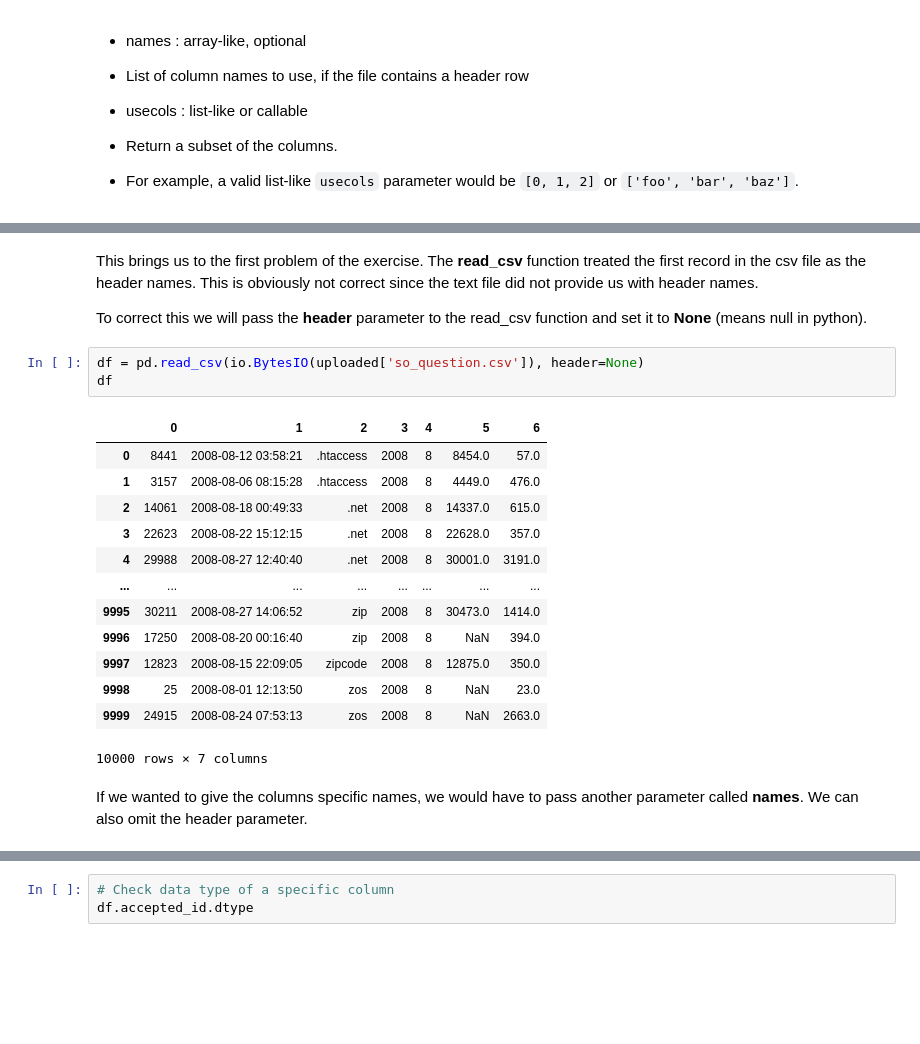
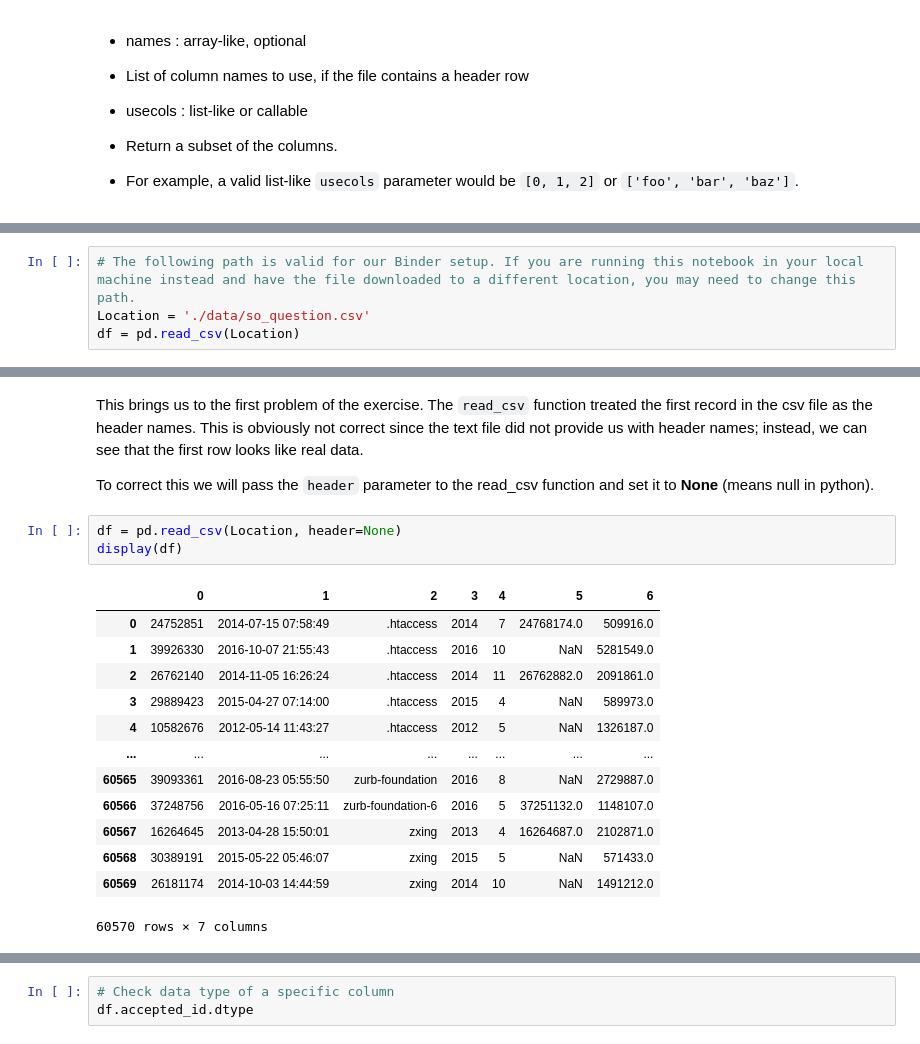
Before and after one commit to ccss-rs/python-workshop-series, a Jupyter notebook: pandas.ipynb, the cells around one changed output, grey strips where cells are left out. Cells and saved outputs as stored; diff of their text form; blank space fills up the shorter version.

```diff
--- a/pandas.ipynb
+++ b/pandas.ipynb
@@ -87,0 +66,4 @@ df
+# %%
+# The following path is valid for our Binder setup. If you are running this notebook in your local machine instead and have the file downloaded to a different location, you may need to change this path.
+Location = './data/so_question.csv'
+df = pd.read_csv(Location)
@@ -88,23 +96,21 @@ df
 # %% [markdown]
-This brings us to the first problem of the exercise. The **read_csv** function treated the first record in the csv file as the header names. This is obviously not correct since the text file did not provide us with header names.
+This brings us to the first problem of the exercise. The `read_csv` function treated the first record in the csv file as the header names. This is obviously not correct since the text file did not provide us with header names; instead, we can see that the first row looks like real data.
 
-To correct this we will pass the **header** parameter to the read_csv function and set it to **None** (means null in python).
+To correct this we will pass the `header` parameter to the read_csv function and set it to **None** (means null in python).
 # %%
-df = pd.read_csv(io.BytesIO(uploaded['so_question.csv']), header=None)
-df
+df = pd.read_csv(Location, header=None)
+display(df)
 # %% [output]
 |  | 0 | 1 | 2 | 3 | 4 | 5 | 6 |
-| 0 | 8441 | 2008-08-12 03:58:21 | .htaccess | 2008 | 8 | 8454.0 | 57.0 |
-| 1 | 3157 | 2008-08-06 08:15:28 | .htaccess | 2008 | 8 | 4449.0 | 476.0 |
-| 2 | 14061 | 2008-08-18 00:49:33 | .net | 2008 | 8 | 14337.0 | 615.0 |
-| 3 | 22623 | 2008-08-22 15:12:15 | .net | 2008 | 8 | 22628.0 | 357.0 |
-| 4 | 29988 | 2008-08-27 12:40:40 | .net | 2008 | 8 | 30001.0 | 3191.0 |
+| 0 | 24752851 | 2014-07-15 07:58:49 | .htaccess | 2014 | 7 | 24768174.0 | 509916.0 |
+| 1 | 39926330 | 2016-10-07 21:55:43 | .htaccess | 2016 | 10 | NaN | 5281549.0 |
+| 2 | 26762140 | 2014-11-05 16:26:24 | .htaccess | 2014 | 11 | 26762882.0 | 2091861.0 |
+| 3 | 29889423 | 2015-04-27 07:14:00 | .htaccess | 2015 | 4 | NaN | 589973.0 |
+| 4 | 10582676 | 2012-05-14 11:43:27 | .htaccess | 2012 | 5 | NaN | 1326187.0 |
 | ... | ... | ... | ... | ... | ... | ... | ... |
-| 9995 | 30211 | 2008-08-27 14:06:52 | zip | 2008 | 8 | 30473.0 | 1414.0 |
-| 9996 | 17250 | 2008-08-20 00:16:40 | zip | 2008 | 8 | NaN | 394.0 |
-| 9997 | 12823 | 2008-08-15 22:09:05 | zipcode | 2008 | 8 | 12875.0 | 350.0 |
-| 9998 | 25 | 2008-08-01 12:13:50 | zos | 2008 | 8 | NaN | 23.0 |
-| 9999 | 24915 | 2008-08-24 07:53:13 | zos | 2008 | 8 | NaN | 2663.0 |
+| 60565 | 39093361 | 2016-08-23 05:55:50 | zurb-foundation | 2016 | 8 | NaN | 2729887.0 |
+| 60566 | 37248756 | 2016-05-16 07:25:11 | zurb-foundation-6 | 2016 | 5 | 37251132.0 | 1148107.0 |
+| 60567 | 16264645 | 2013-04-28 15:50:01 | zxing | 2013 | 4 | 16264687.0 | 2102871.0 |
+| 60568 | 30389191 | 2015-05-22 05:46:07 | zxing | 2015 | 5 | NaN | 571433.0 |
+| 60569 | 26181174 | 2014-10-03 14:44:59 | zxing | 2014 | 10 | NaN | 1491212.0 |
-10000 rows × 7 columns
+60570 rows × 7 columns
-# %% [markdown]
-If we wanted to give the columns specific names, we would have to pass another parameter called **names**. We can also omit the header parameter.
```
Also changed, not shown: parts of 96 cells of this notebook, 1 other file.
